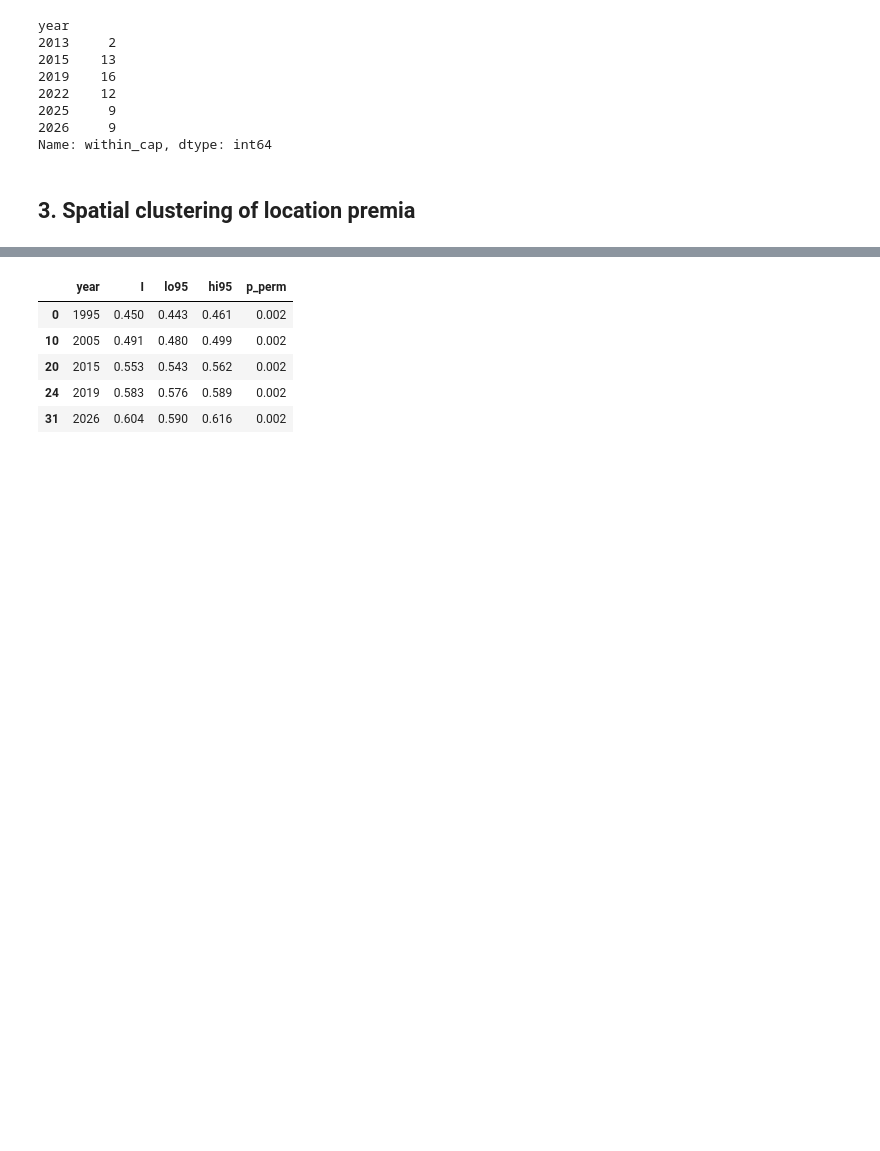
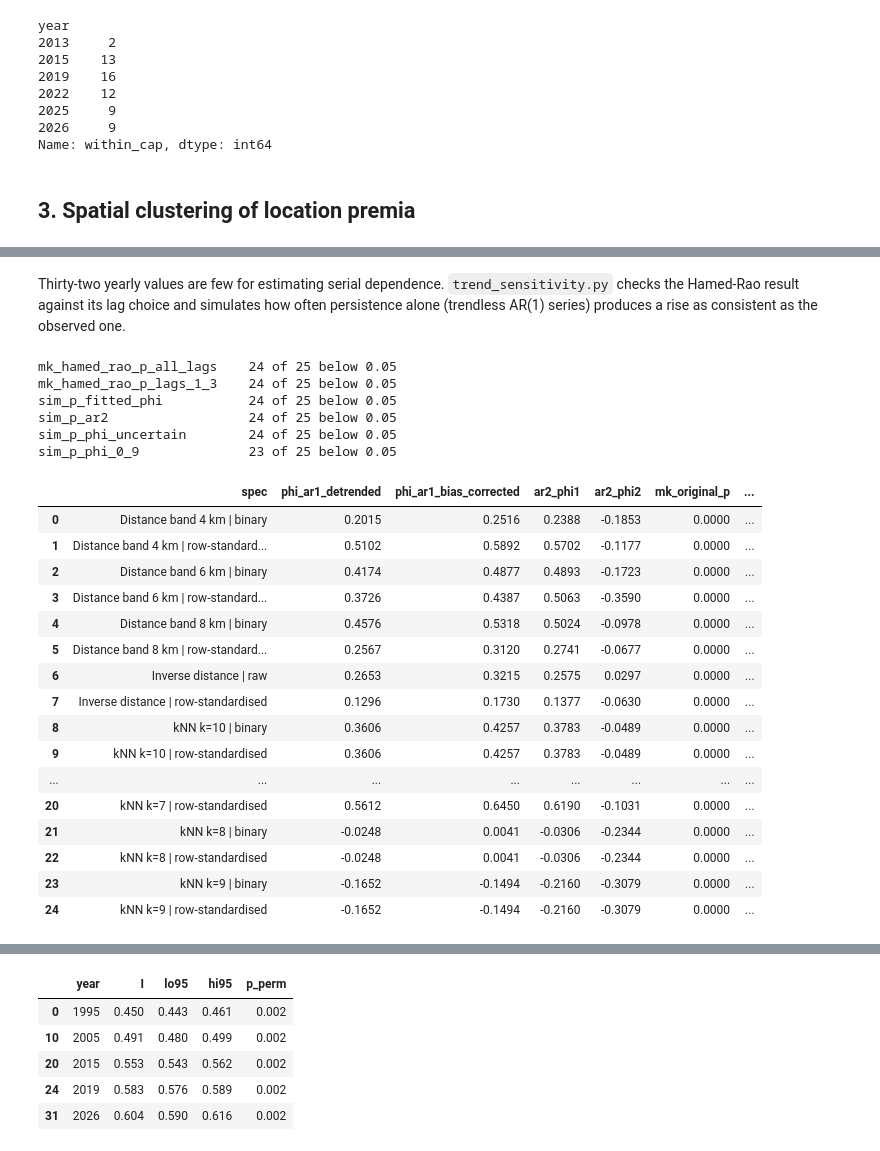
Before and after one commit to lucasleonggg/City-Area-Analyser, a Jupyter notebook: notebooks/reproduce_headline_findings.ipynb, the cells around one changed output, grey strips where cells are left out. Drawn from its saved outputs; the diff is of its cells as text; code cells hidden in the pictures; blank space fills up the shorter version.

```diff
--- a/notebooks/reproduce_headline_findings.ipynb
+++ b/notebooks/reproduce_headline_findings.ipynb
@@ -84,0 +90,32 @@ rs[['spec', 'I_1995_99', 'I_2022_26', 'change', 'mann_kendall_p']].round(3)
+# %% [markdown]
+Thirty-two yearly values are few for estimating serial dependence. `trend_sensitivity.py` checks the Hamed-Rao result against its lag choice and simulates how often persistence alone (trendless AR(1) series) produces a rise as consistent as the observed one.
+# %%
+ts = T('robust_trend_sensitivity.csv')
+for c in ['mk_hamed_rao_p_all_lags', 'mk_hamed_rao_p_lags_1_3', 'sim_p_fitted_phi', 'sim_p_ar2',
+          'sim_p_phi_uncertain', 'sim_p_phi_0_9']:
+    print(f'{c:26s} {(ts[c] < 0.05).sum()} of {len(ts)} below 0.05')
+ts.round(4)
+# %% [output]
+mk_hamed_rao_p_all_lags    24 of 25 below 0.05
+mk_hamed_rao_p_lags_1_3    24 of 25 below 0.05
+sim_p_fitted_phi           24 of 25 below 0.05
+sim_p_ar2                  24 of 25 below 0.05
+sim_p_phi_uncertain        24 of 25 below 0.05
+sim_p_phi_0_9              23 of 25 below 0.05
+|  | spec | phi_ar1_detrended | phi_ar1_bias_corrected | ar2_phi1 | ar2_phi2 | mk_original_p | ... |
+| 0 | Distance band 4 km | binary | 0.2015 | 0.2516 | 0.2388 | -0.1853 | 0.0000 | ... |
+| 1 | Distance band 4 km | row-standard... | 0.5102 | 0.5892 | 0.5702 | -0.1177 | 0.0000 | ... |
+| 2 | Distance band 6 km | binary | 0.4174 | 0.4877 | 0.4893 | -0.1723 | 0.0000 | ... |
+| 3 | Distance band 6 km | row-standard... | 0.3726 | 0.4387 | 0.5063 | -0.3590 | 0.0000 | ... |
+| 4 | Distance band 8 km | binary | 0.4576 | 0.5318 | 0.5024 | -0.0978 | 0.0000 | ... |
+| 5 | Distance band 8 km | row-standard... | 0.2567 | 0.3120 | 0.2741 | -0.0677 | 0.0000 | ... |
+| 6 | Inverse distance | raw | 0.2653 | 0.3215 | 0.2575 | 0.0297 | 0.0000 | ... |
+| 7 | Inverse distance | row-standardised | 0.1296 | 0.1730 | 0.1377 | -0.0630 | 0.0000 | ... |
+| 8 | kNN k=10 | binary | 0.3606 | 0.4257 | 0.3783 | -0.0489 | 0.0000 | ... |
+| 9 | kNN k=10 | row-standardised | 0.3606 | 0.4257 | 0.3783 | -0.0489 | 0.0000 | ... |
+| ... | ... | ... | ... | ... | ... | ... | ... |
+| 20 | kNN k=7 | row-standardised | 0.5612 | 0.6450 | 0.6190 | -0.1031 | 0.0000 | ... |
+| 21 | kNN k=8 | binary | -0.0248 | 0.0041 | -0.0306 | -0.2344 | 0.0000 | ... |
+| 22 | kNN k=8 | row-standardised | -0.0248 | 0.0041 | -0.0306 | -0.2344 | 0.0000 | ... |
+| 23 | kNN k=9 | binary | -0.1652 | -0.1494 | -0.2160 | -0.3079 | 0.0000 | ... |
+| 24 | kNN k=9 | row-standardised | -0.1652 | -0.1494 | -0.2160 | -0.3079 | 0.0000 | ... |
```
Also changed, not shown: parts of 4 cells of this notebook, 27 other files.
